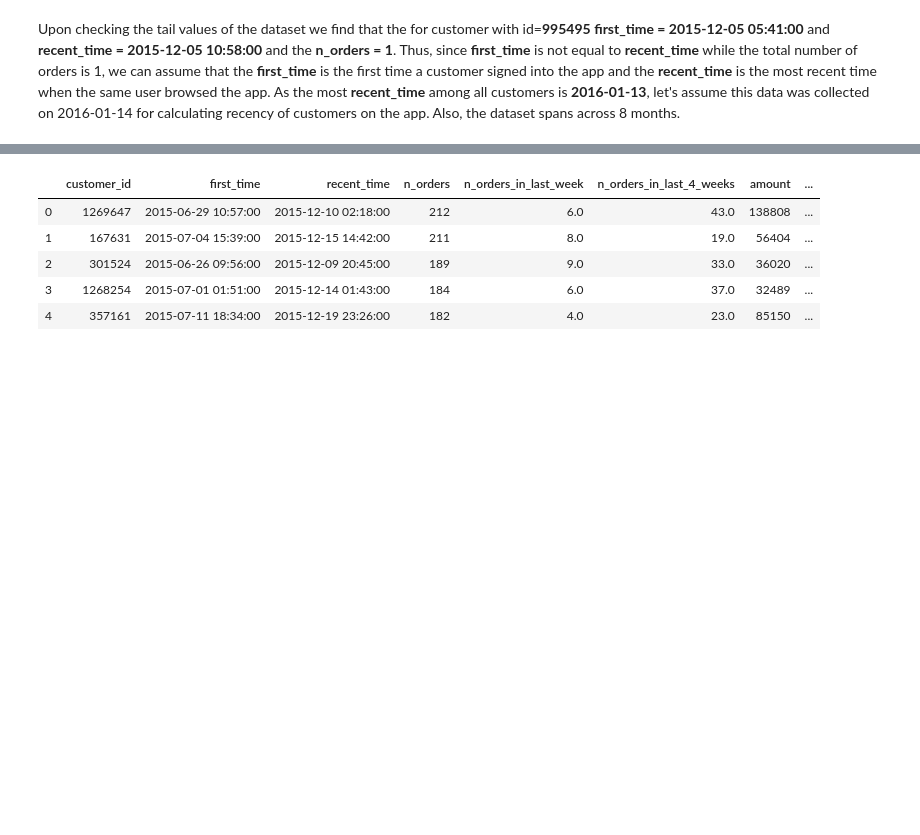
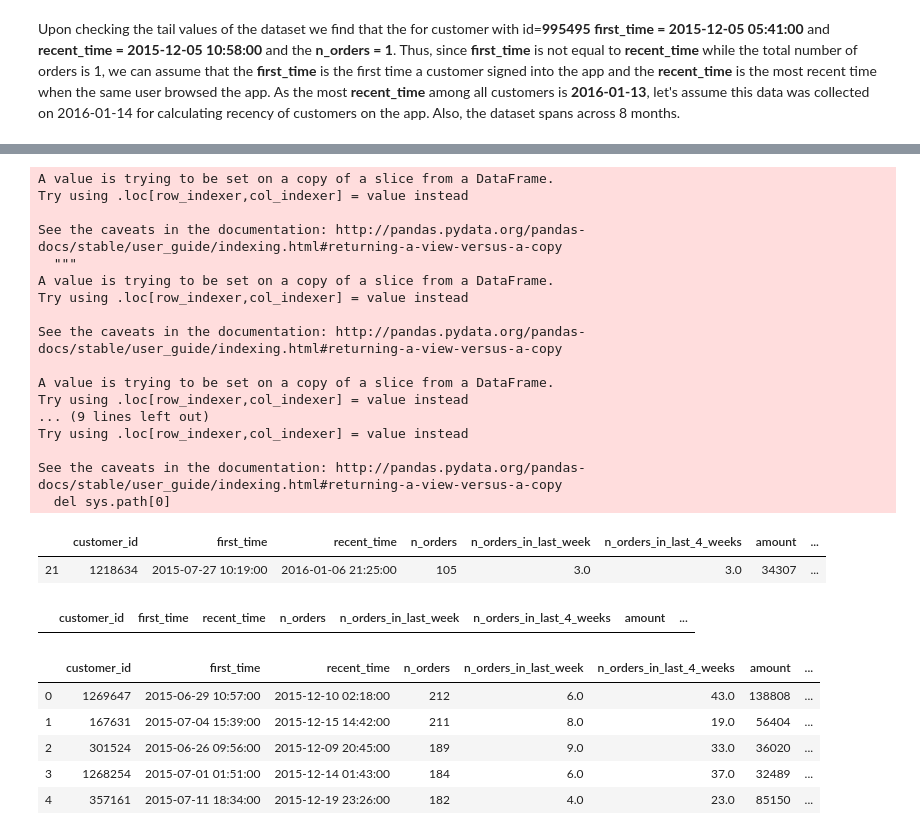
Before and after one commit to utkarshut/Machine-Learning-Algorithm, a Jupyter notebook: Customer_Segmentation-master/customer_segmentation.ipynb, the cells around one changed output, grey strips where cells are left out. Cells and saved outputs as stored; diff of their text form; code cells hidden in the pictures; blank space fills up the shorter version.

Commit message:
customer segmantation commit

```diff
--- a/Customer_Segmentation-master/customer_segmentation.ipynb
+++ b/Customer_Segmentation-master/customer_segmentation.ipynb
@@ -247,13 +247,19 @@ As the most **recent_time** among all customers is **2016-01-13**, let's assume
 # %%
 # date when the data was collected (assumption)
 NOW = dt.datetime(2016, 1, 14)
-
+print(NOW)
 # converting 'First Time' and "Recent Time' to datetime
 clean_df['first_time'] = pd.to_datetime(clean_df['first_time'])
 clean_df['recent_time'] = pd.to_datetime(clean_df['recent_time'])
-
+print(data['recent_time'])
+print('data available range : [{}, {}]'.format(clean_df['first_time'].min(),clean_df['recent_time'].max()))
 # Create recency and avg_amount_per_order as new features
 clean_df['recency'] = NOW - clean_df['recent_time']
+print(clean_df['recency'])
 clean_df['recency'] = [x.days for x in clean_df['recency']]
 clean_df['avg_amount_per_order'] = clean_df['amount'] / clean_df['n_orders']
+clean_df.head()
+len(clean_df[clean_df['recency']<0])
+display(clean_df[clean_df['customer_id']==1218634])
+display(clean_df[clean_df['recency']<0])
 # %% [output]
@@ -277,3 +283,23 @@ See the caveats in the documentation: http://pandas.pydata.org/pandas-docs/stabl
+A value is trying to be set on a copy of a slice from a DataFrame.
+Try using .loc[row_indexer,col_indexer] = value instead
+
+See the caveats in the documentation: http://pandas.pydata.org/pandas-docs/stable/user_guide/indexing.html#returning-a-view-versus-a-copy
+  """
+A value is trying to be set on a copy of a slice from a DataFrame.
+Try using .loc[row_indexer,col_indexer] = value instead
+
+See the caveats in the documentation: http://pandas.pydata.org/pandas-docs/stable/user_guide/indexing.html#returning-a-view-versus-a-copy
+
+A value is trying to be set on a copy of a slice from a DataFrame.
+Try using .loc[row_indexer,col_indexer] = value instead
+... (9 lines left out)
+Try using .loc[row_indexer,col_indexer] = value instead
+
+See the caveats in the documentation: http://pandas.pydata.org/pandas-docs/stable/user_guide/indexing.html#returning-a-view-versus-a-copy
+  del sys.path[0]
+|  | customer_id | first_time | recent_time | n_orders | n_orders_in_last_week | n_orders_in_last_4_weeks | amount | ... |
+| 21 | 1218634 | 2015-07-27 10:19:00 | 2016-01-06 21:25:00 | 105 | 3.0 | 3.0 | 34307 | ... |
+|  | customer_id | first_time | recent_time | n_orders | n_orders_in_last_week | n_orders_in_last_4_weeks | amount | ... |
 # %%
 clean_df.head()
 # %% [output]
```
Also changed, not shown: parts of 14 cells of this notebook, 4 other files.
